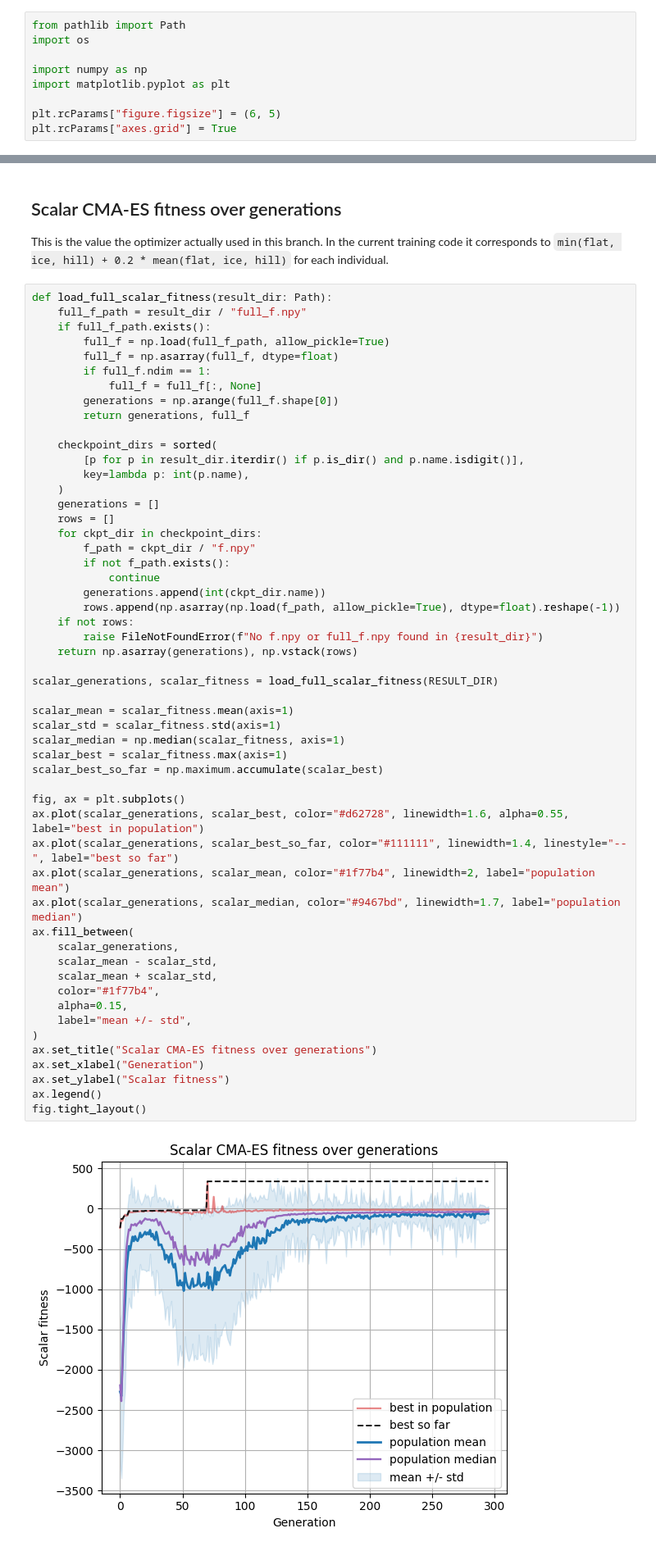
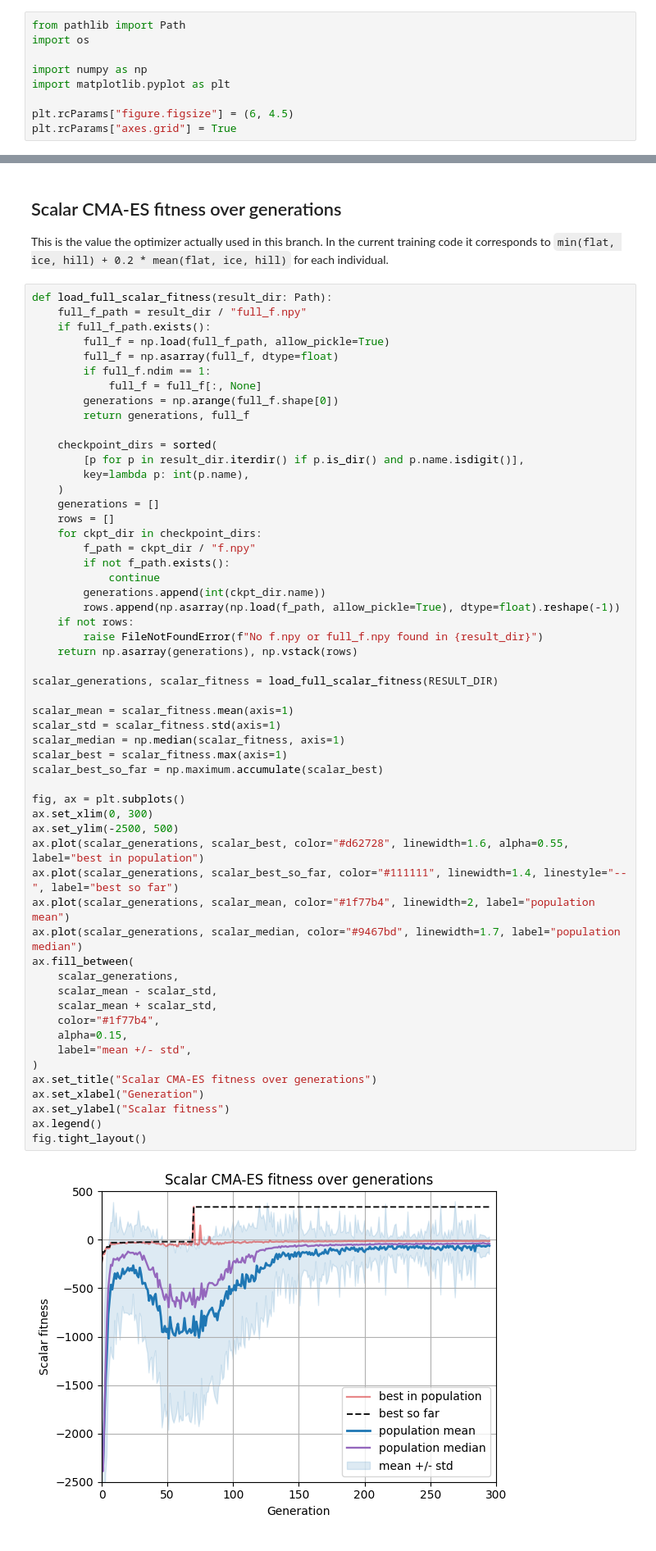
Before and after one commit to ifinckh/micro-515-EvoRob, a Jupyter notebook: read_logs.ipynb, the cells around one changed output, grey strips where cells are left out. Shown at 82% size. Saved outputs shown, nothing was run; the diff lists cells and outputs as text.

```diff
--- a/read_logs.ipynb
+++ b/read_logs.ipynb
@@ -9,7 +9,7 @@ import os
 import numpy as np
 import matplotlib.pyplot as plt
 
-plt.rcParams["figure.figsize"] = (6, 5)
+plt.rcParams["figure.figsize"] = (6, 4.5)
 plt.rcParams["axes.grid"] = True
 # %% [markdown]
 ## Select a result folder
@@ -68,34 +68,36 @@ def load_full_scalar_fitness(result_dir: Path):
         raise FileNotFoundError(f"No f.npy or full_f.npy found in {result_dir}")
     return np.asarray(generations), np.vstack(rows)
 
 scalar_generations, scalar_fitness = load_full_scalar_fitness(RESULT_DIR)
 
 scalar_mean = scalar_fitness.mean(axis=1)
 scalar_std = scalar_fitness.std(axis=1)
 scalar_median = np.median(scalar_fitness, axis=1)
 scalar_best = scalar_fitness.max(axis=1)
 scalar_best_so_far = np.maximum.accumulate(scalar_best)
 
 fig, ax = plt.subplots()
+ax.set_xlim(0, 300)
+ax.set_ylim(-2500, 500)
 ax.plot(scalar_generations, scalar_best, color="#d62728", linewidth=1.6, alpha=0.55, label="best in population")
 ax.plot(scalar_generations, scalar_best_so_far, color="#111111", linewidth=1.4, linestyle="--", label="best so far")
 ax.plot(scalar_generations, scalar_mean, color="#1f77b4", linewidth=2, label="population mean")
 ax.plot(scalar_generations, scalar_median, color="#9467bd", linewidth=1.7, label="population median")
 ax.fill_between(
     scalar_generations,
     scalar_mean - scalar_std,
     scalar_mean + scalar_std,
     color="#1f77b4",
     alpha=0.15,
     label="mean +/- std",
 )
 ax.set_title("Scalar CMA-ES fitness over generations")
 ax.set_xlabel("Generation")
 ax.set_ylabel("Scalar fitness")
 ax.legend()
 fig.tight_layout()
 # %% [output]
-[figure, old version]
+[figure, new version]
 # %% [markdown]
 ## Re-evaluate saved best robots by terrain
 
```
